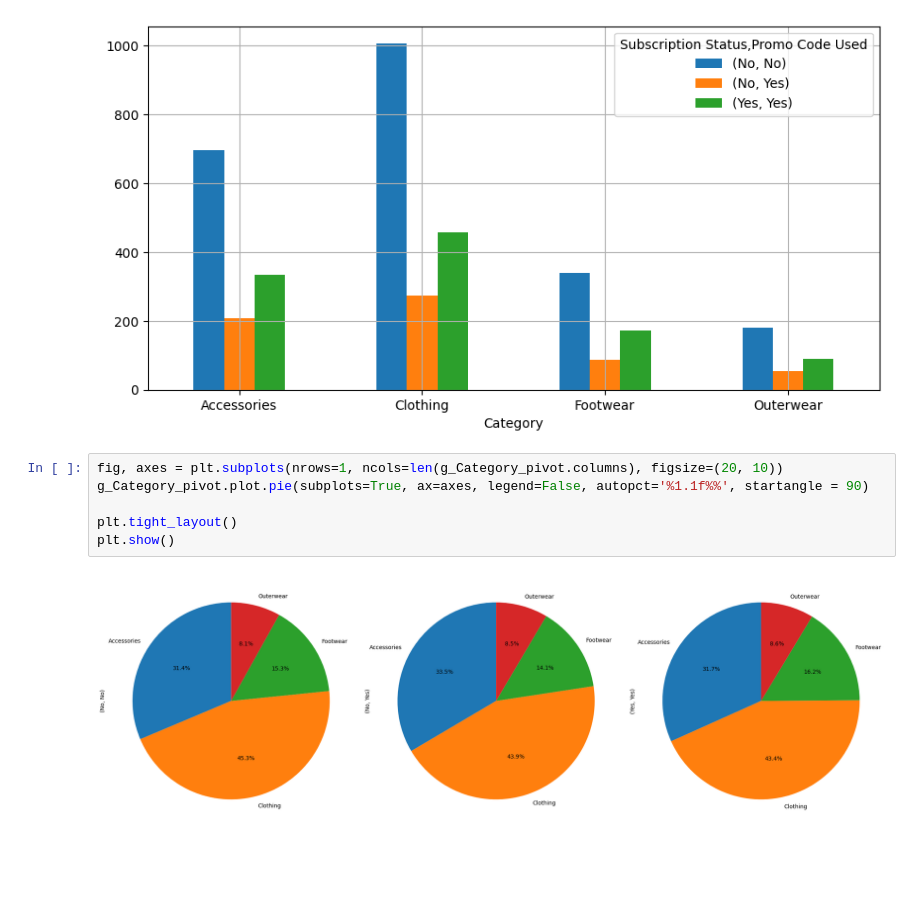
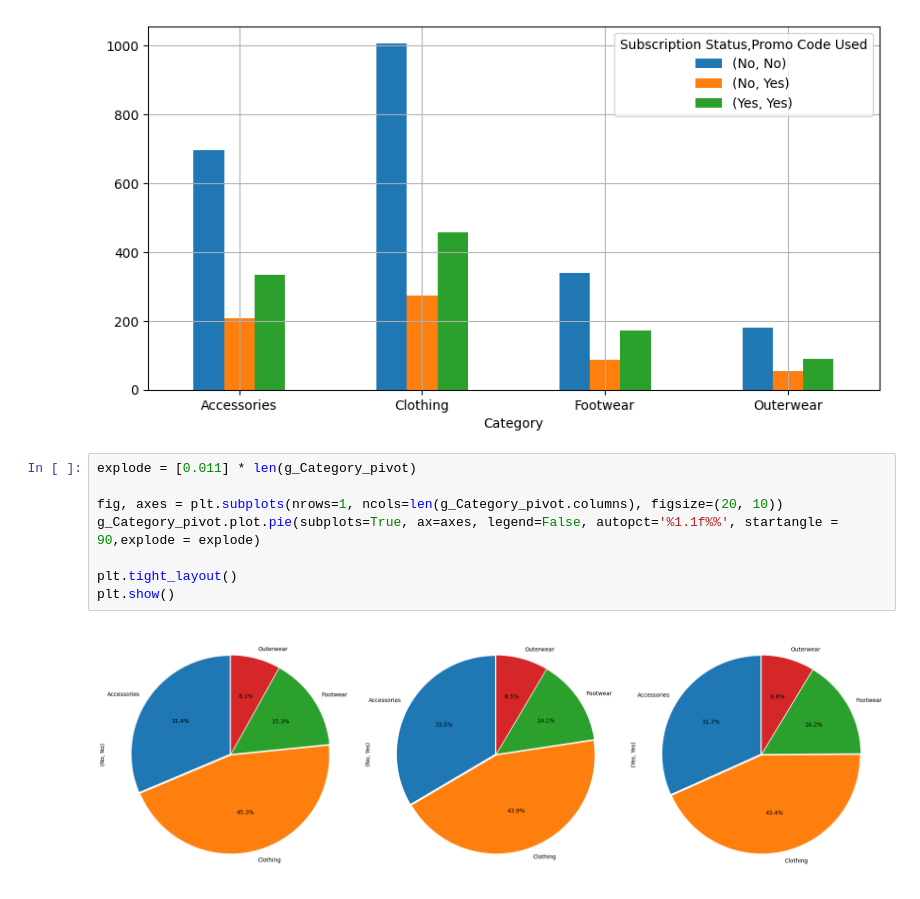
Before and after one commit to Udhay2898/Project, a Jupyter notebook: Agg_code.ipynb, the cells around one changed output. Cells and saved outputs as stored; diff of their text form; blank space fills up the shorter version.

```diff
--- a/Agg_code.ipynb
+++ b/Agg_code.ipynb
@@ -230,10 +230,12 @@ plt.show()
 # %% [output]
 [figure]
 # %%
+explode = [0.011] * len(g_Category_pivot)
+
 fig, axes = plt.subplots(nrows=1, ncols=len(g_Category_pivot.columns), figsize=(20, 10))
-g_Category_pivot.plot.pie(subplots=True, ax=axes, legend=False, autopct='%1.1f%%', startangle = 90)
+g_Category_pivot.plot.pie(subplots=True, ax=axes, legend=False, autopct='%1.1f%%', startangle = 90,explode = explode)
 
 plt.tight_layout()
 plt.show()
 # %% [output]
-[figure, old version]
+[figure, new version]
```
Also changed, not shown: parts of 5 cells of this notebook.
